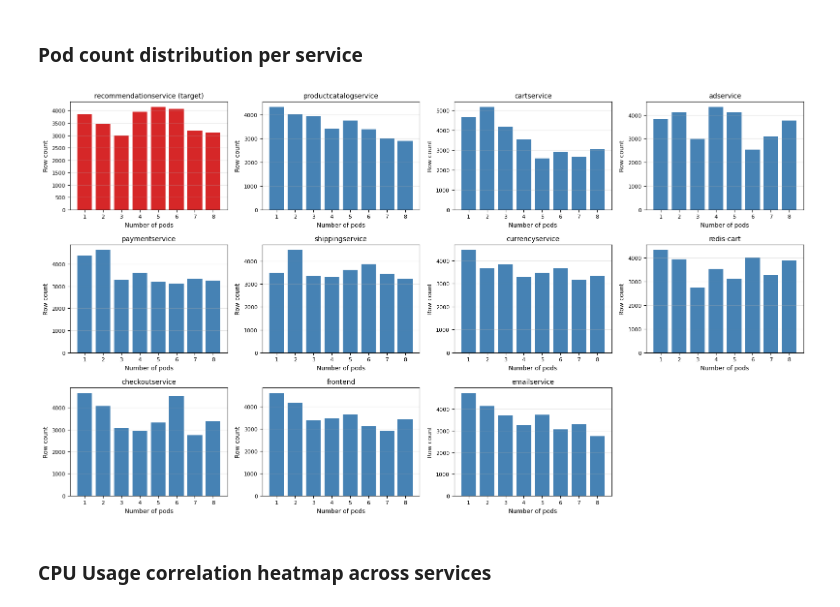
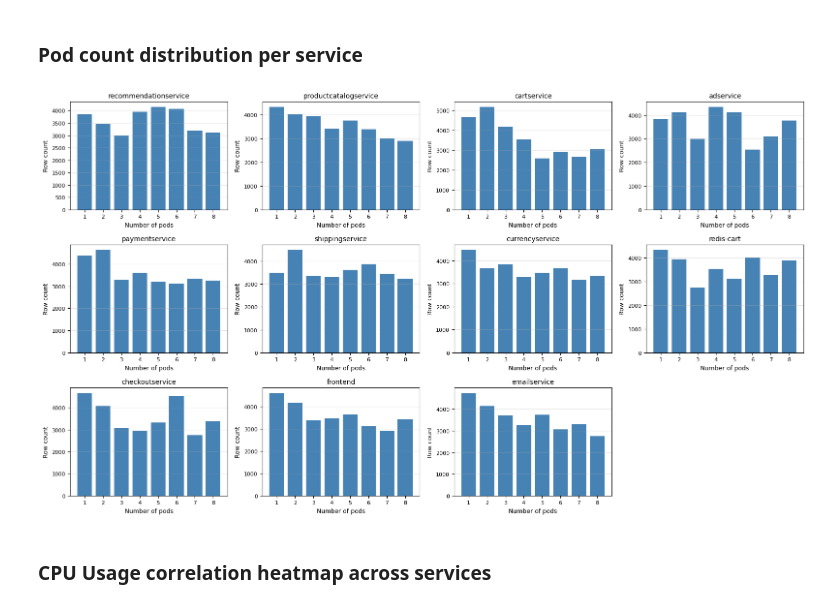
Before and after one commit to BogdanPaul15/gwydion, a Jupyter notebook: gwydion/datasets/real/onlineboutique/v1/onlineboutique.ipynb, the cells around one changed output. Drawn from its saved outputs; the diff is of its cells as text; code cells hidden in the pictures.

```diff
--- a/gwydion/datasets/real/onlineboutique/v1/onlineboutique.ipynb
+++ b/gwydion/datasets/real/onlineboutique/v1/onlineboutique.ipynb
@@ -181,36 +181,36 @@ for col in df.columns:
                 services.append(svc)
             break
 
 target = services[0] if len(services) > 0 else "recommendationservice"
 
 ncols = 4
 nrows = (len(services) + ncols - 1) // ncols
 fig, axes = plt.subplots(nrows, ncols, figsize=(4 * ncols, 3 * nrows), sharey=False)
 axes = axes.flatten()
 
 for ax, svc in zip(axes, services):
     pod_col = f"{svc}_num_pods"
     if pod_col not in df.columns:
         ax.set_visible(False)
         continue
     pod_counts = df[pod_col].value_counts().sort_index()
     is_target = (svc == target)
     ax.bar(pod_counts.index.astype(int), pod_counts.values,
-           color="tab:red" if is_target else "steelblue")
-    title = f"{svc}" + (" (target)" if is_target else "")
+           color="steelblue")
+    title = f"{svc}"
     ax.set_title(title, fontsize=10)
     ax.set_xlabel("Number of pods", fontsize=9)
     ax.set_ylabel("Row count", fontsize=9)
     ax.tick_params(labelsize=8)
     ax.grid(True, alpha=0.3, axis="y")
 
 for ax in axes[len(services):]:
     ax.set_visible(False)
 
 plt.tight_layout()
 plt.show()
 # %% [output]
-[figure, old version]
+[figure, new version]
 # %% [markdown]
 ### CPU Usage correlation heatmap across services
 # %%
```
Also changed, not shown: parts of 4 cells of this notebook, 2 other files.
